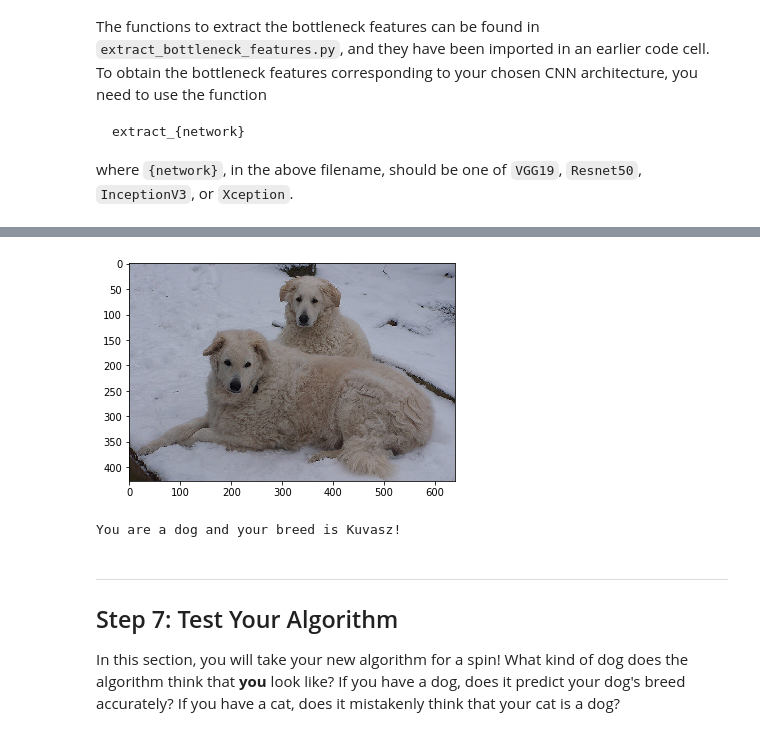
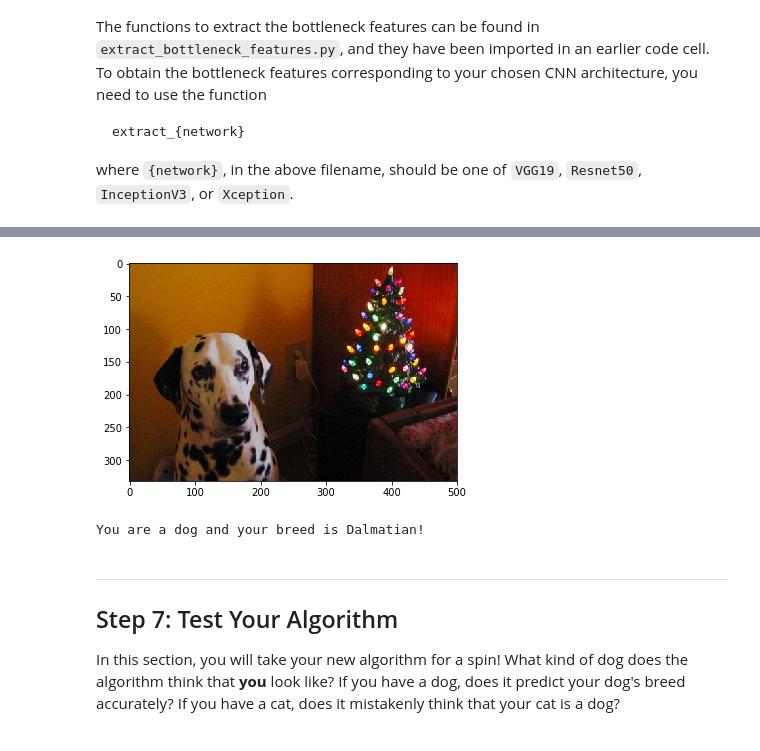
Before and after one commit to thunde47/dog_breed_detection, a Jupyter notebook: dog_app.ipynb, the cells around one changed output, grey strips where cells are left out. Saved outputs shown, nothing was run; the diff lists cells and outputs as text; code cells hidden in the pictures.

Commit message:
Tested detec_species on sample images

```diff
--- a/dog_app.ipynb
+++ b/dog_app.ipynb
@@ -1351,21 +1351,19 @@ Some sample output for our algorithm is provided below, but feel free to design
 # %%
 ### TODO: Write your algorithm.
 ### Feel free to use as many code cells as needed.
 def detect_species(img_path):
     img=cv2.imread(img_path)
     cv_rgb=cv2.cvtColor(img, cv2.COLOR_BGR2RGB)
     plt.imshow(cv_rgb)
     plt.show()
     if dog_detector(img_path):
         print("You are a dog and your breed is {0}!".format(Resnet50_predict_breed(img_path)))
     elif face_detector(img_path):
         print("You are human but interestingly you resemble a {0}!".format(Resnet50_predict_bredd(img_path)))
     else: print("Can not detect your species. Sorry!")
-
-detect_species(train_files[1])
 # %% [output]
-[figure, old version]
+[figure, new version]
-You are a dog and your breed is Kuvasz!
+You are a dog and your breed is Dalmatian!
 # %% [markdown]
 ---
 <a id='step7'></a>
```
Also changed, not shown: parts of 1 cell of this notebook.
